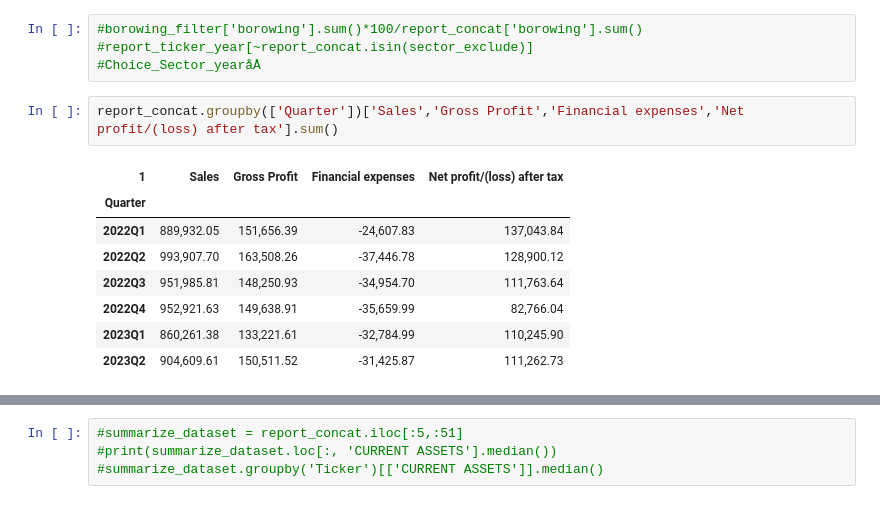
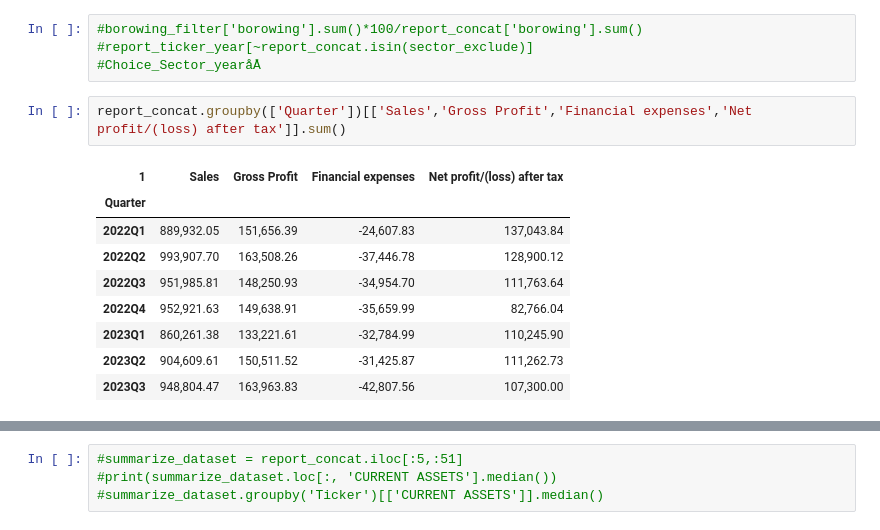
Before and after one commit to mrtotet/Statement_analyst_all_3, a Jupyter notebook: notebooks/process_raw_data.ipynb, the cells around one changed output, grey strips where cells are left out. Cells and saved outputs as stored; diff of their text form.

```diff
--- a/notebooks/process_raw_data.ipynb
+++ b/notebooks/process_raw_data.ipynb
@@ -168,14 +171,15 @@ b*100/a
 #report_ticker_year[~report_concat.isin(sector_exclude)]
 #Choice_Sector_yearåÅ
 # %%
-report_concat.groupby(['Quarter'])['Sales','Gross Profit','Financial expenses','Net profit/(loss) after tax'].sum()
+report_concat.groupby(['Quarter'])[['Sales','Gross Profit','Financial expenses','Net profit/(loss) after tax']].sum()
 # %% [output]
 | 1 | Sales | Gross Profit | Financial expenses | Net profit/(loss) after tax |
 | Quarter |  |  |  |  |
 | 2022Q1 | 889,932.05 | 151,656.39 | -24,607.83 | 137,043.84 |
 | 2022Q2 | 993,907.70 | 163,508.26 | -37,446.78 | 128,900.12 |
 | 2022Q3 | 951,985.81 | 148,250.93 | -34,954.70 | 111,763.64 |
 | 2022Q4 | 952,921.63 | 149,638.91 | -35,659.99 | 82,766.04 |
 | 2023Q1 | 860,261.38 | 133,221.61 | -32,784.99 | 110,245.90 |
 | 2023Q2 | 904,609.61 | 150,511.52 | -31,425.87 | 111,262.73 |
+| 2023Q3 | 948,804.47 | 163,963.83 | -42,807.56 | 107,300.00 |
 # %%
```
Also changed, not shown: parts of 10 cells of this notebook, 1 other file.
